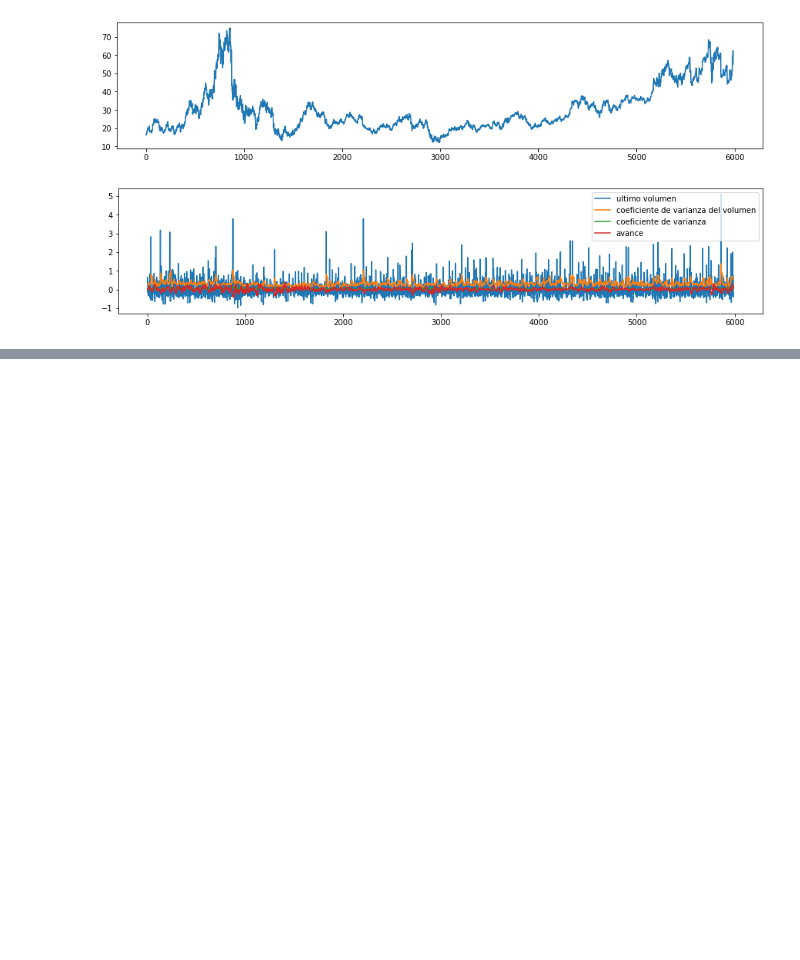
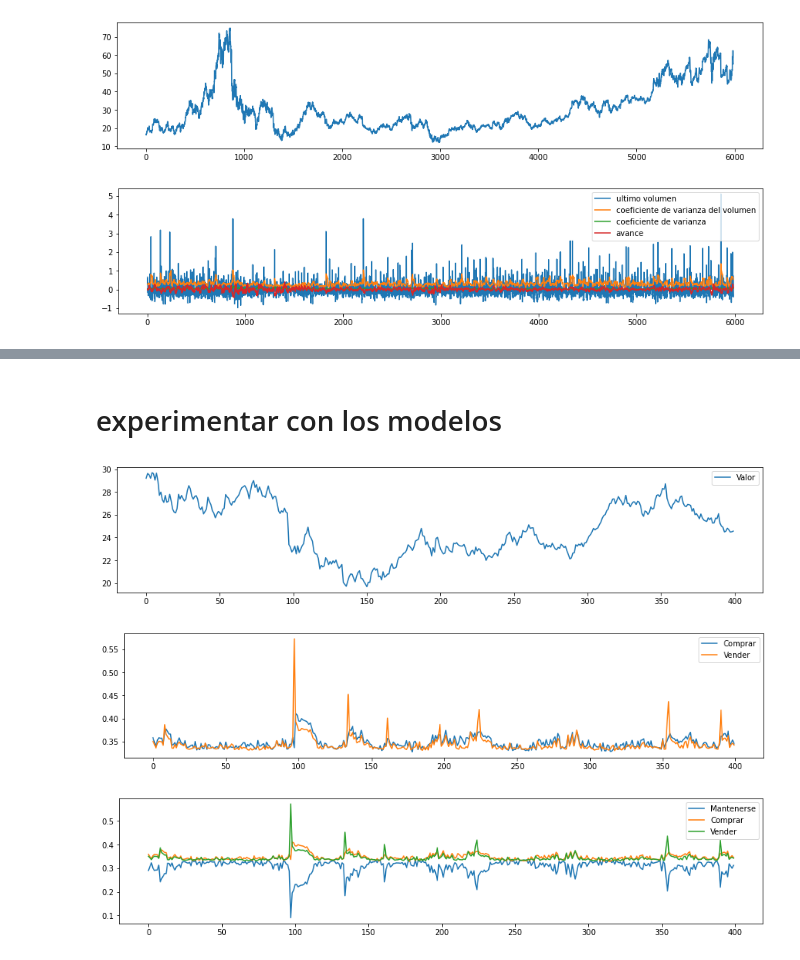
Before and after one commit to juanjaramillo98/genetic, a Jupyter notebook: Genetico.ipynb, the cells around one changed output, grey strips where cells are left out. Saved outputs shown, nothing was run; the diff lists cells and outputs as text; code cells hidden in the pictures; blank space fills up the shorter version.

```diff
--- a/Genetico.ipynb
+++ b/Genetico.ipynb
@@ -435,13 +135,0 @@ plt.show()
-# %%
-historicoW2 = []
-historicoP2 = []
-
-portafolio_inicial2 = int(int(wallet_inicial2/precio[momento2])*acciones_iniciales2)
-wallet_inicial2 = wallet_inicial2 - (precio[momento2]*portafolio_inicial2)
-
-print(wallet_inicial2)
-
-wallet[0]=wallet_inicial2
-portafolio[0]=portafolio_inicial2
-historicoW2.append([])
-historicoP2.append([])
@@ -483,0 +255,27 @@ dinero: 103638.24752500001
+# %% [markdown]
+# experimentar con los modelos
+# %%
+momento,datos,valor = segmentoDataset(imput,precio,sizeMomento)
+
+plt.figure(figsize=(15,3))
+plt.plot(valor)
+plt.legend(['Valor'])
+plt.show()
+
+output_prob = current_pool[mejores[-1]].predict(datos,batch_size=400)
+
+plt.figure(figsize=(15,3))
+plt.plot(output_prob[:,1])
+plt.plot(output_prob[:,2])
+plt.legend(('Comprar', 'Vender'))
+plt.show()
+
+
+plt.figure(figsize=(15,3))
+plt.plot(output_prob)
+plt.legend(('Mantenerse', 'Comprar', 'Vender'))
+plt.show()
+# %% [output]
+[figure, added]
+[figure, added]
+[figure, added]
```
Also changed, not shown: parts of 14 cells of this notebook.
